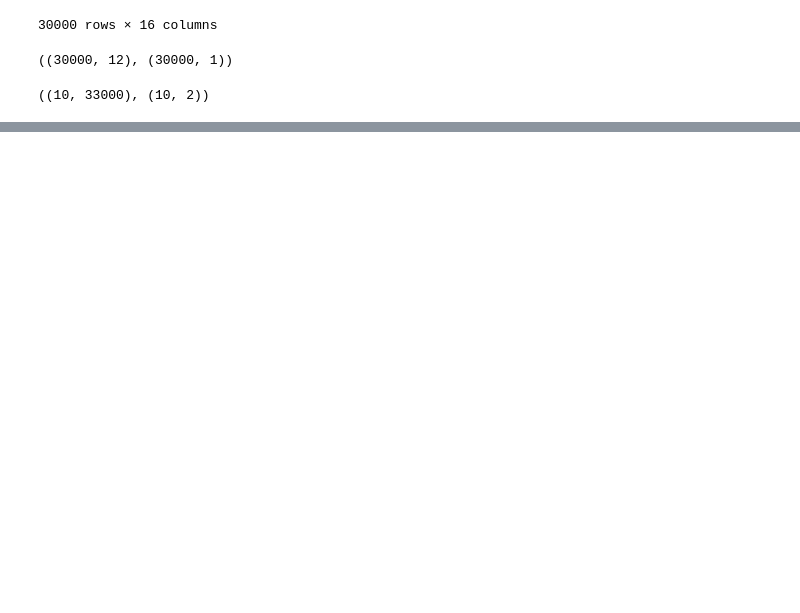
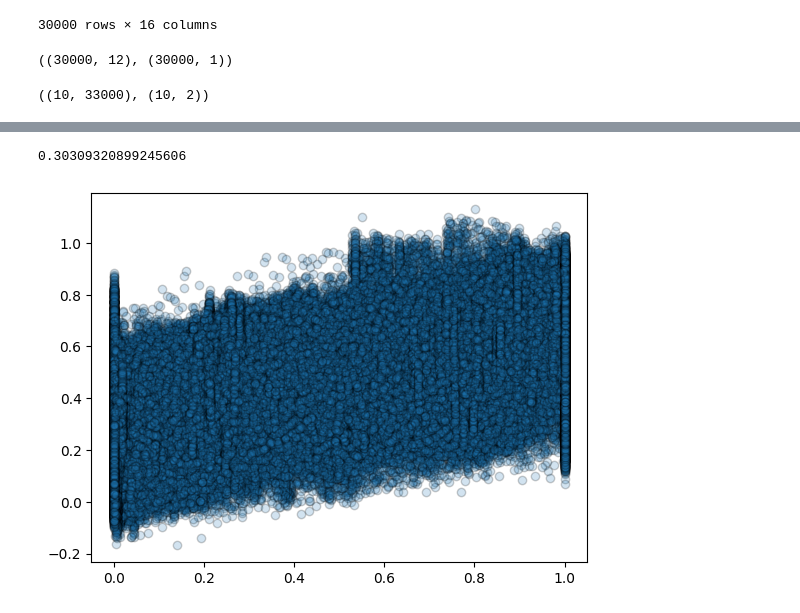
Before and after one commit to ericfonseca95/kmk, a Jupyter notebook: notebooks/TAMTAM_ai.ipynb, the cells around one changed output, grey strips where cells are left out. Saved outputs shown, nothing was run; the diff lists cells and outputs as text; code cells hidden in the pictures; blank space fills up the shorter version.

```diff
--- a/notebooks/TAMTAM_ai.ipynb
+++ b/notebooks/TAMTAM_ai.ipynb
@@ -145,0 +157,7 @@ sum(p.numel() for p in reg.estimator.parameters() if p.requires_grad)
+# %%
+plt.scatter(X.reshape(-1, 1), pred.reshape(-1, 1), edgecolors='k', alpha=0.2)
+from sklearn.metrics import r2_score
+r2_score(X.reshape(-1, 1), pred.reshape(-1, 1))
+# %% [output]
+0.30309320899245606
+[figure, added]
```
Also changed, not shown: parts of 11 cells of this notebook, 9 other files.
